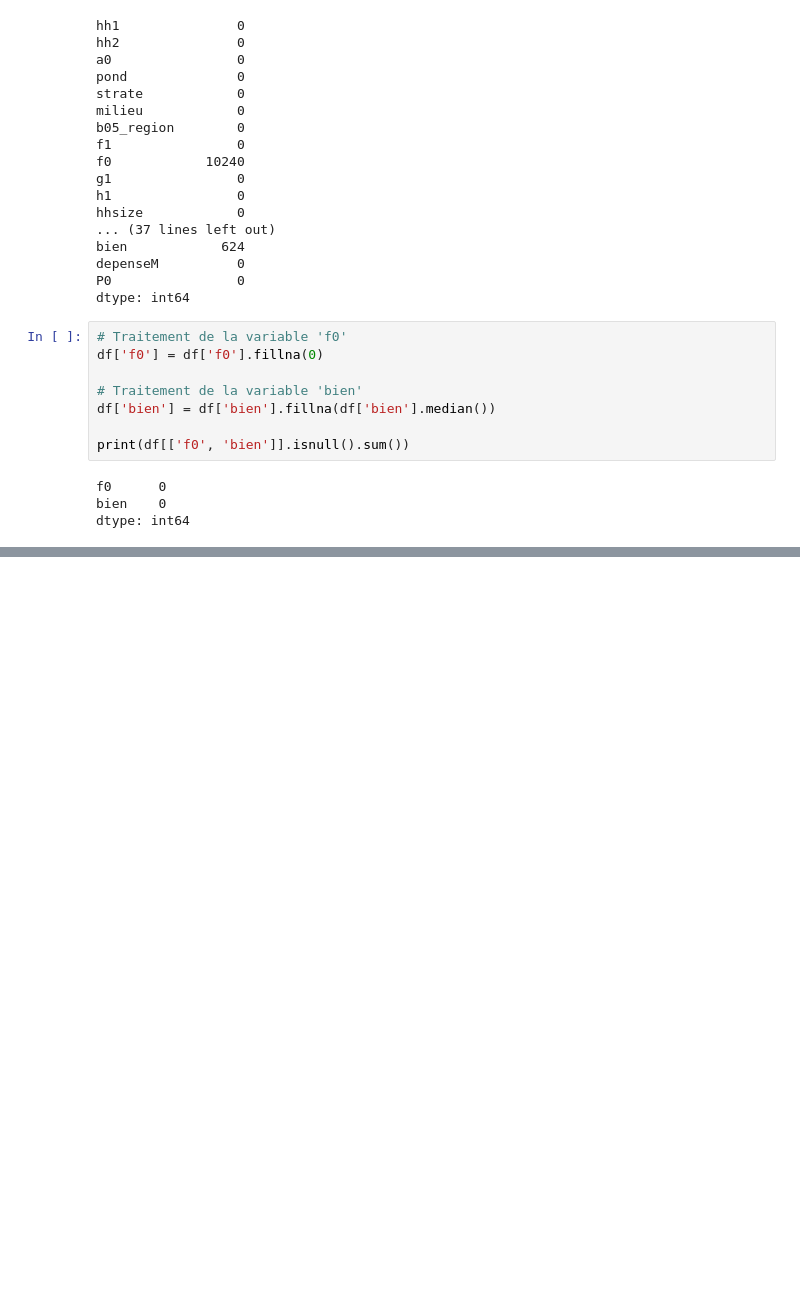
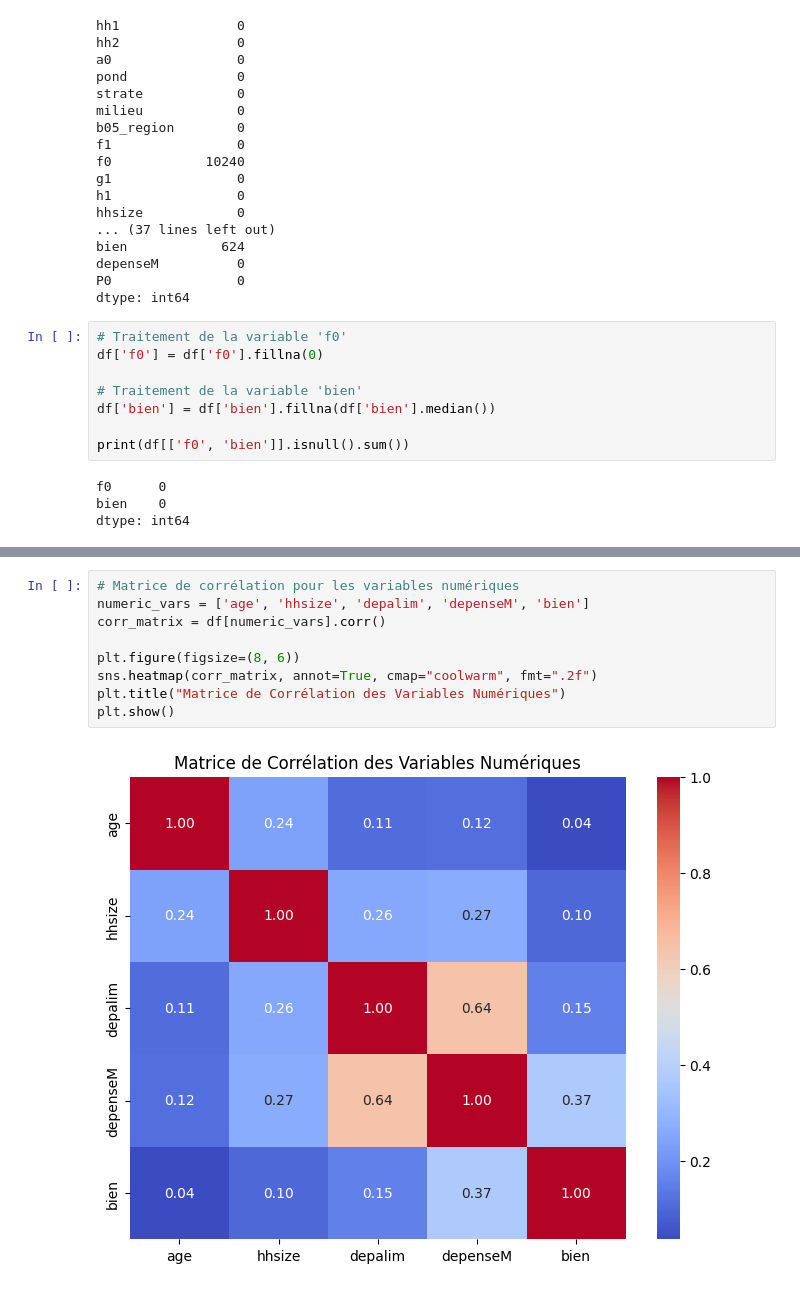
Before and after one commit to Diarassouba-M/Projet-GA22GP5, a Jupyter notebook: projet-DA22GP5.ipynb, the cells around one changed output, grey strips where cells are left out. Saved outputs shown, nothing was run; the diff lists cells and outputs as text; blank space fills up the shorter version.

```diff
--- a/projet-DA22GP5.ipynb
+++ b/projet-DA22GP5.ipynb
@@ -75,0 +103,11 @@ dtype: int64
+# %%
+# Matrice de corrélation pour les variables numériques
+numeric_vars = ['age', 'hhsize', 'depalim', 'depenseM', 'bien']
+corr_matrix = df[numeric_vars].corr()
+
+plt.figure(figsize=(8, 6))
+sns.heatmap(corr_matrix, annot=True, cmap="coolwarm", fmt=".2f")
+plt.title("Matrice de Corrélation des Variables Numériques")
+plt.show()
+# %% [output]
+[figure, added]
```
Also changed, not shown: parts of 7 cells of this notebook.
